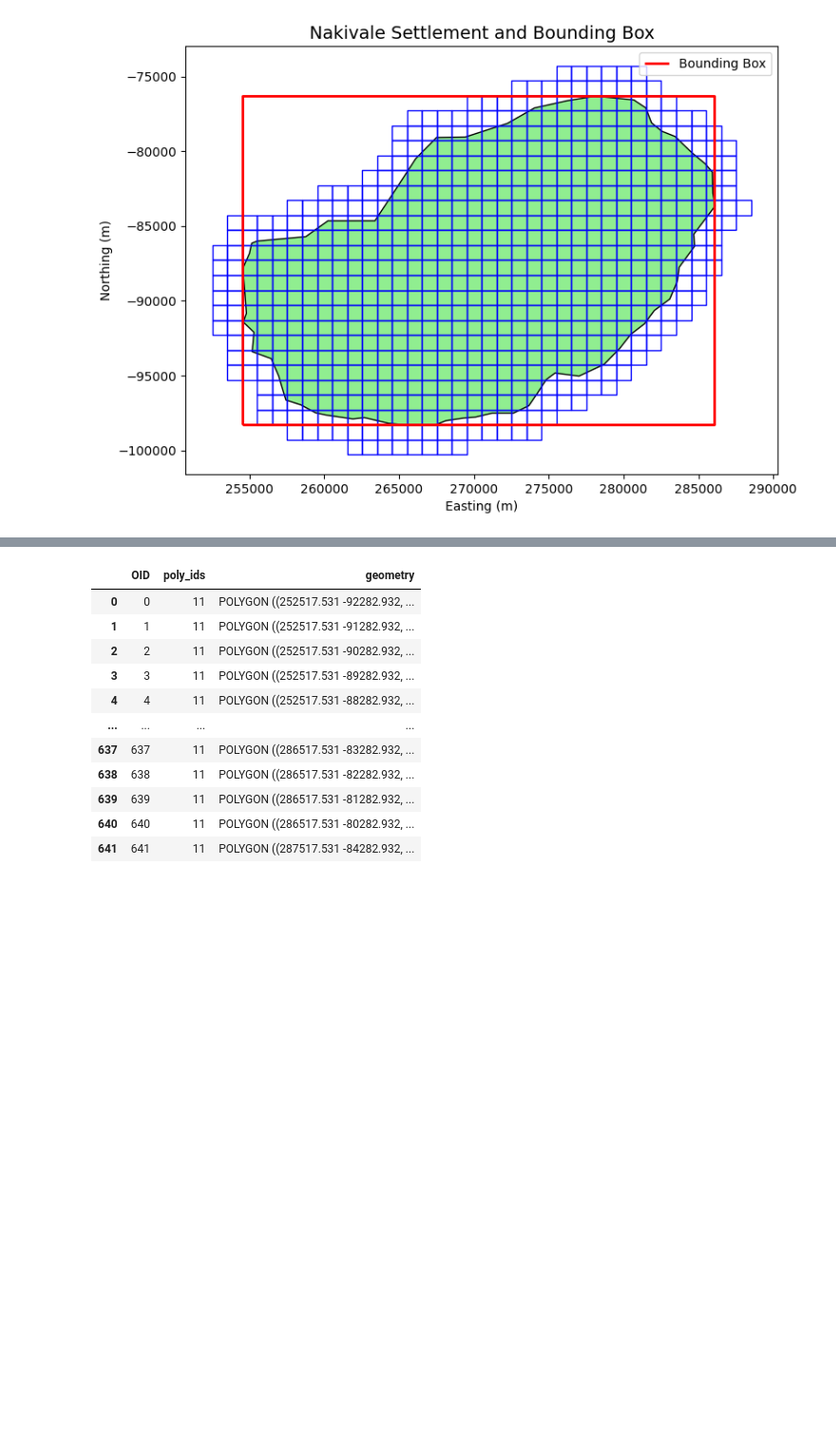
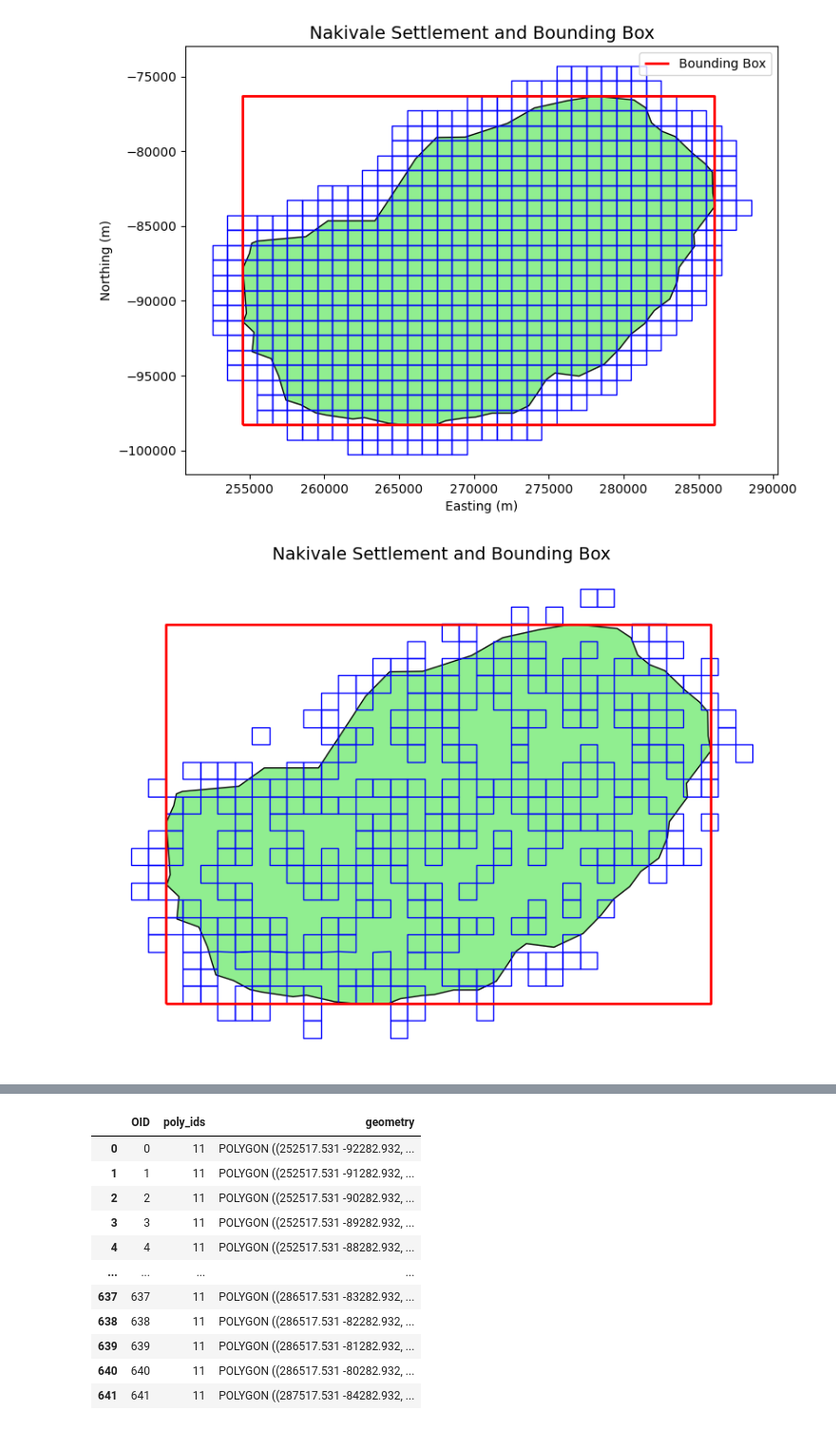
Before and after one commit to zrmondsc/uganda_roads, a Jupyter notebook: notebooks/00c_exploratory_grids.ipynb, the cells around one changed output, grey strips where cells are left out. Shown: that part at 95% size. Saved outputs shown, nothing was run; the diff lists cells and outputs as text; code cells hidden in the pictures; blank space fills up the shorter version.

```diff
--- a/notebooks/00c_exploratory_grids.ipynb
+++ b/notebooks/00c_exploratory_grids.ipynb
@@ -186,3 +188,29 @@ plt.show()
 See: https://matplotlib.org/stable/tutorials/intermediate/legend_guide.html#implementing-a-custom-legend-handler
   ax.legend()
 [figure]
+# %%
+rand_path = project_root/"data/processed/gridcells_random_sample_300_nakivale_1000m_wgs1984.geojson"
+rand_cells = gpd.read_file(rand_path).to_crs(nakivale.crs)
+
+# plot nakivale and its bounding box
+fig, ax = plt.subplots(figsize=(8, 8))
+
+# plot the Nakivale polygon(s)
+nakivale.plot(ax=ax, color='lightgreen', edgecolor='black', linewidth=1, label='Nakivale Settlement')
+
+# Plot the bounding box outline
+bbox_gdf.boundary.plot(ax=ax, color='red', linewidth=2, label='Bounding Box')
+
+# plot the grid cells
+rand_cells.plot(ax =ax, color = 'none', edgecolor='blue', linewidth = 1, label = 'Grid Cells' )
+
+# Add labels and styling
+ax.set_title("Nakivale Settlement and Bounding Box", fontsize=14)
+ax.set_xlabel("")
+ax.set_ylabel("")
+ax.set_axis_off()
+ax.legend()
+plt.tight_layout()
+plt.show()
+# %% [output]
+[figure, added]
```
Also changed, not shown: parts of 3 cells of this notebook, 9 other files.
